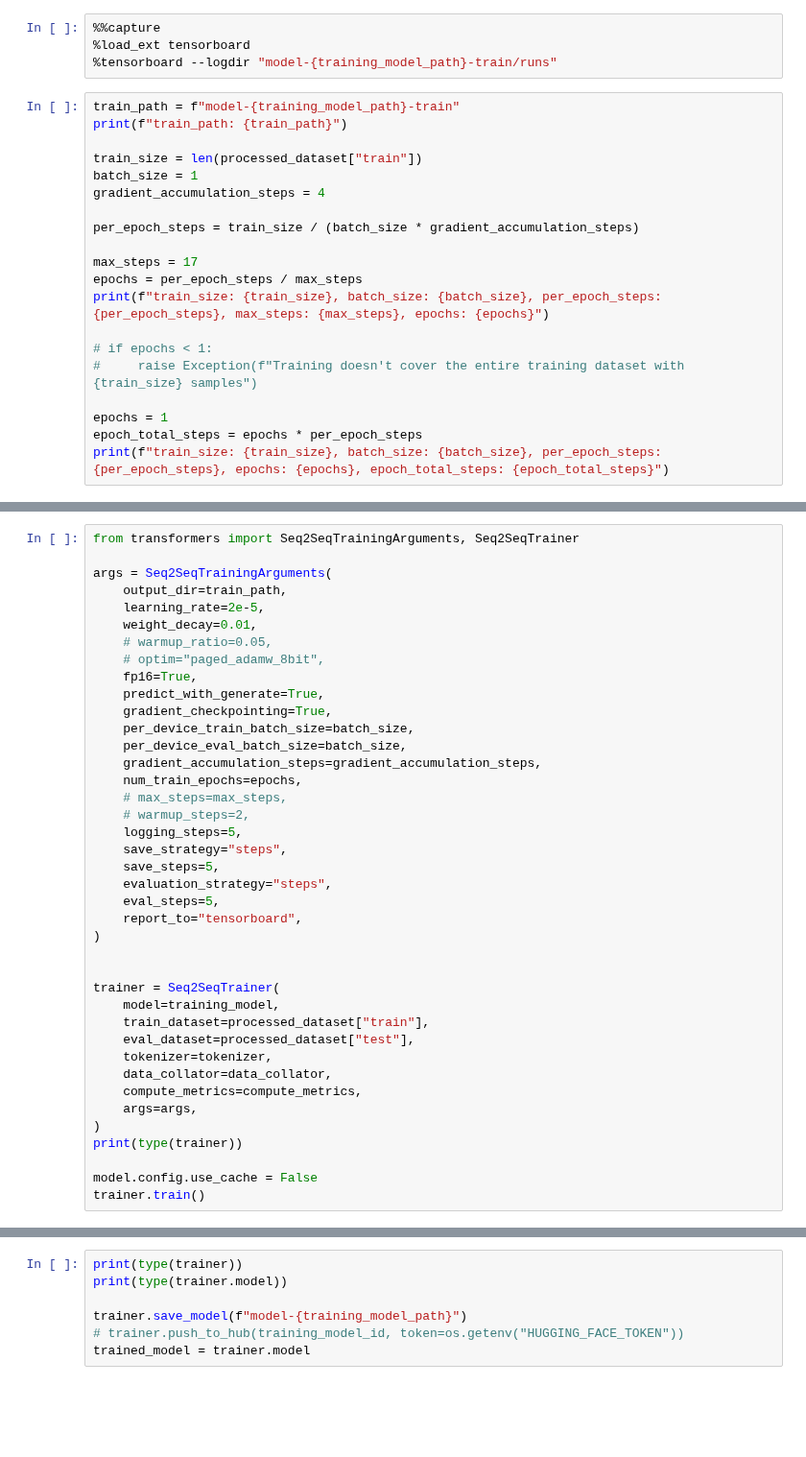
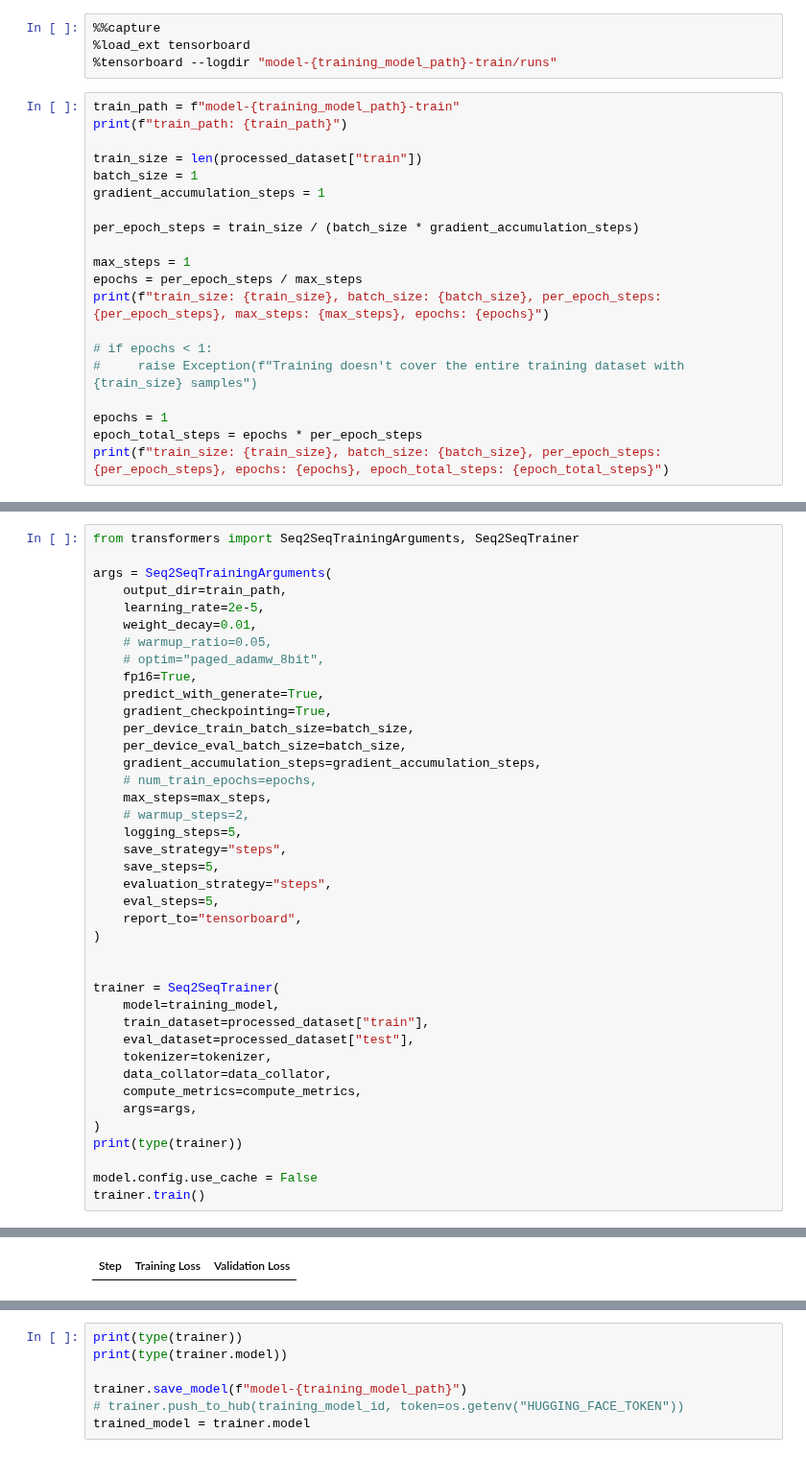
Before and after one commit to iliazlobin/transformers-labs, a Jupyter notebook: model-train/train-bart-coedit.ipynb, the cells around one changed output, grey strips where cells are left out. Shown at 96% size. Saved outputs shown, nothing was run; the diff lists cells and outputs as text; blank space fills up the shorter version.

```diff
--- a/model-train/train-bart-coedit.ipynb
+++ b/model-train/train-bart-coedit.ipynb
@@ -505,11 +528,11 @@ print(f"train_path: {train_path}")
 
 train_size = len(processed_dataset["train"])
 batch_size = 1
-gradient_accumulation_steps = 4
+gradient_accumulation_steps = 1
 
 per_epoch_steps = train_size / (batch_size * gradient_accumulation_steps)
 
-max_steps = 17
+max_steps = 1
 epochs = per_epoch_steps / max_steps
 print(f"train_size: {train_size}, batch_size: {batch_size}, per_epoch_steps: {per_epoch_steps}, max_steps: {max_steps}, epochs: {epochs}")
 
@@ -538,8 +561,8 @@ args = Seq2SeqTrainingArguments(
     per_device_train_batch_size=batch_size,
     per_device_eval_batch_size=batch_size,
     gradient_accumulation_steps=gradient_accumulation_steps,
-    num_train_epochs=epochs,
-    # max_steps=max_steps,
+    # num_train_epochs=epochs,
+    max_steps=max_steps,
     # warmup_steps=2,
     logging_steps=5,
     save_strategy="steps",
@@ -569,0 +592 @@ dataloader_config = DataLoaderConfiguration(dispatch_batches=None, split_batches
+| Step | Training Loss | Validation Loss |
```
Also changed, not shown: parts of 11 cells of this notebook, 4 other files.
